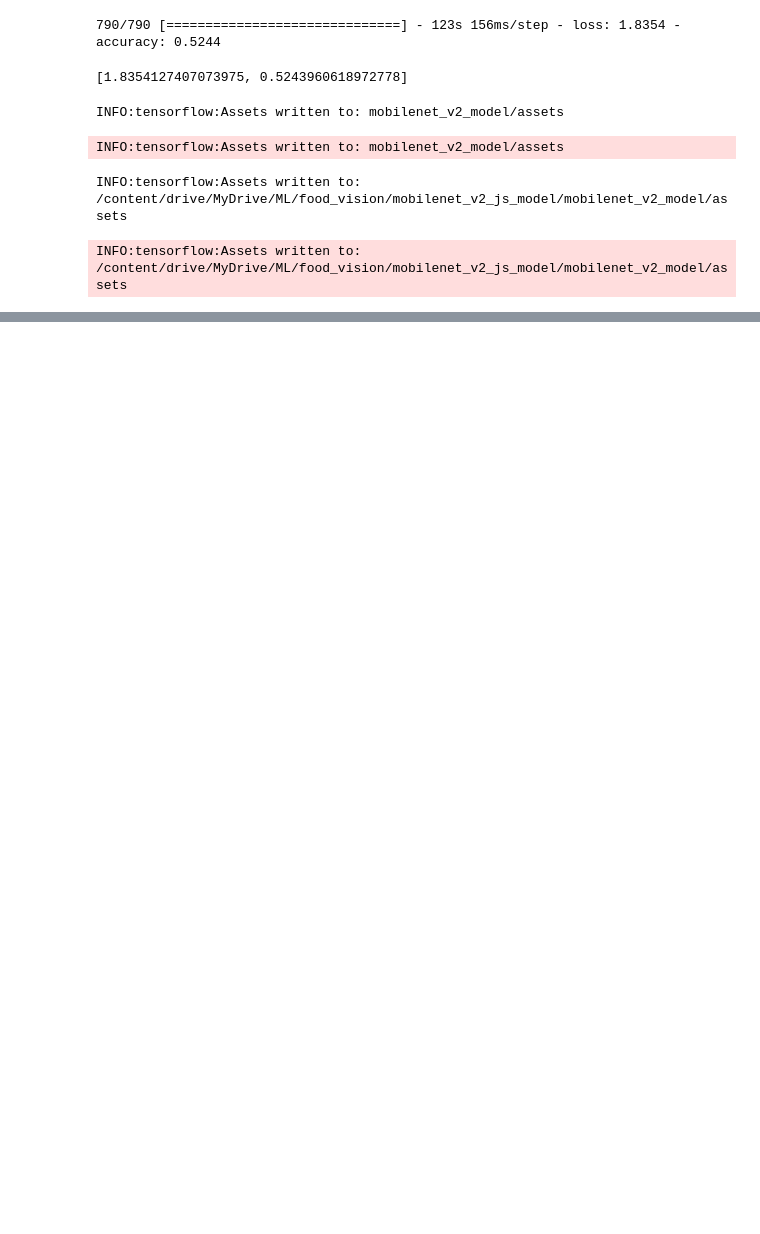
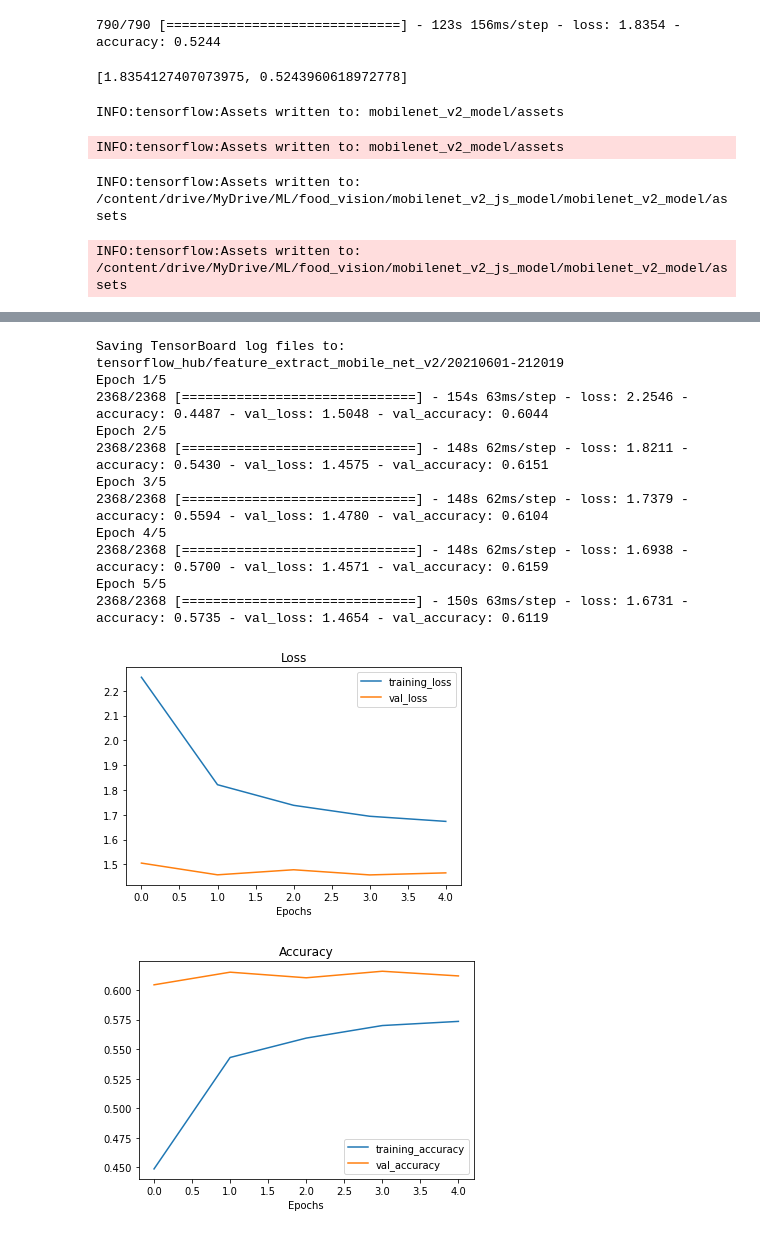
Before and after one commit to tomwalczak/food-vision-mobile-tensorflowjs, a Jupyter notebook: FoodVision_Mobile.ipynb, the cells around one changed output, grey strips where cells are left out. Saved outputs shown, nothing was run; the diff lists cells and outputs as text; code cells hidden in the pictures; blank space fills up the shorter version.

```diff
--- a/FoodVision_Mobile.ipynb
+++ b/FoodVision_Mobile.ipynb
@@ -385,0 +634,30 @@ coreClock: 1.3285GHz coreCount: 56 deviceMemorySize: 15.90GiB deviceMemoryBandwi
+# %%
+js_model_path = "mobilenet_v2_100pc_js_model"
+saved_model_path = "mobilenet_v2_100pc_model"
+
+mobile_net_v2_url = "https://tfhub.dev/google/tf2-preview/mobilenet_v2/feature_vector/4"
+
+import tensorflow as tf
+import tensorflow_hub as hub
+from tensorflow.keras import layers
+
+inputs = tf.keras.layers.Input(shape=(224,224,3), name="input_layer")
+
+feature_extract_layer = hub.KerasLayer(mobile_net_v2_url,
+                                         trainable=False,
+                                         name="feature_extract_layer")
+
+x = feature_extract_layer(inputs)
+
+x = tf.keras.layers.Dropout(0.3)(x)
+
+outputs = tf.keras.layers.Dense(101, activation="softmax", name="output_layer")(x)
+
+model = tf.keras.Model(inputs, outputs)
+
+model.compile(loss="sparse_categorical_crossentropy",
+              optimizer=tf.keras.optimizers.Adam(),
+              metrics=["accuracy"])
+
+tf.keras.utils.plot_model(model, show_shapes=True)
+model.summary()
@@ -385,0 +701,23 @@ coreClock: 1.3285GHz coreCount: 56 deviceMemorySize: 15.90GiB deviceMemoryBandwi
+# %%
+model_history = model.fit(train_data,
+                                  epochs=5,
+                                  steps_per_epoch=int(len(train_data)),
+                                  validation_data=test_data,
+                                  validation_steps=int(0.1*len(test_data)),
+                                  callbacks=[create_tensorboard_callback("tensorflow_hub", "feature_extract_mobile_net_v2")]
+                                 )
+plot_loss_curves(model_history)
+# %% [output]
+Saving TensorBoard log files to: tensorflow_hub/feature_extract_mobile_net_v2/20210601-212019
+Epoch 1/5
+2368/2368 [==============================] - 154s 63ms/step - loss: 2.2546 - accuracy: 0.4487 - val_loss: 1.5048 - val_accuracy: 0.6044
+Epoch 2/5
+2368/2368 [==============================] - 148s 62ms/step - loss: 1.8211 - accuracy: 0.5430 - val_loss: 1.4575 - val_accuracy: 0.6151
+Epoch 3/5
+2368/2368 [==============================] - 148s 62ms/step - loss: 1.7379 - accuracy: 0.5594 - val_loss: 1.4780 - val_accuracy: 0.6104
+Epoch 4/5
+2368/2368 [==============================] - 148s 62ms/step - loss: 1.6938 - accuracy: 0.5700 - val_loss: 1.4571 - val_accuracy: 0.6159
+Epoch 5/5
+2368/2368 [==============================] - 150s 63ms/step - loss: 1.6731 - accuracy: 0.5735 - val_loss: 1.4654 - val_accuracy: 0.6119
+[figure, added]
+[figure, added]
```
Also changed, not shown: parts of 48 cells of this notebook, 53 other files.
